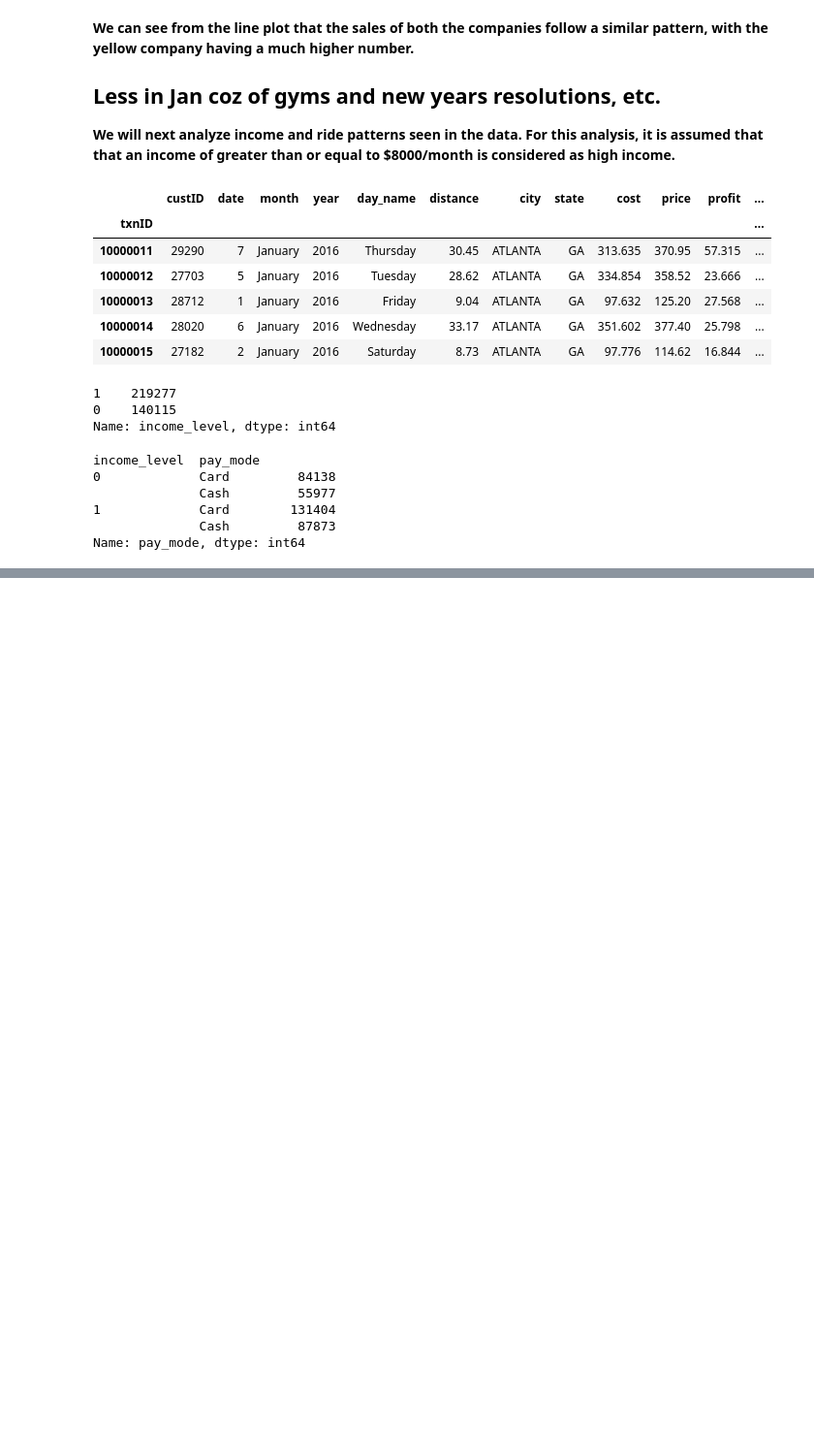
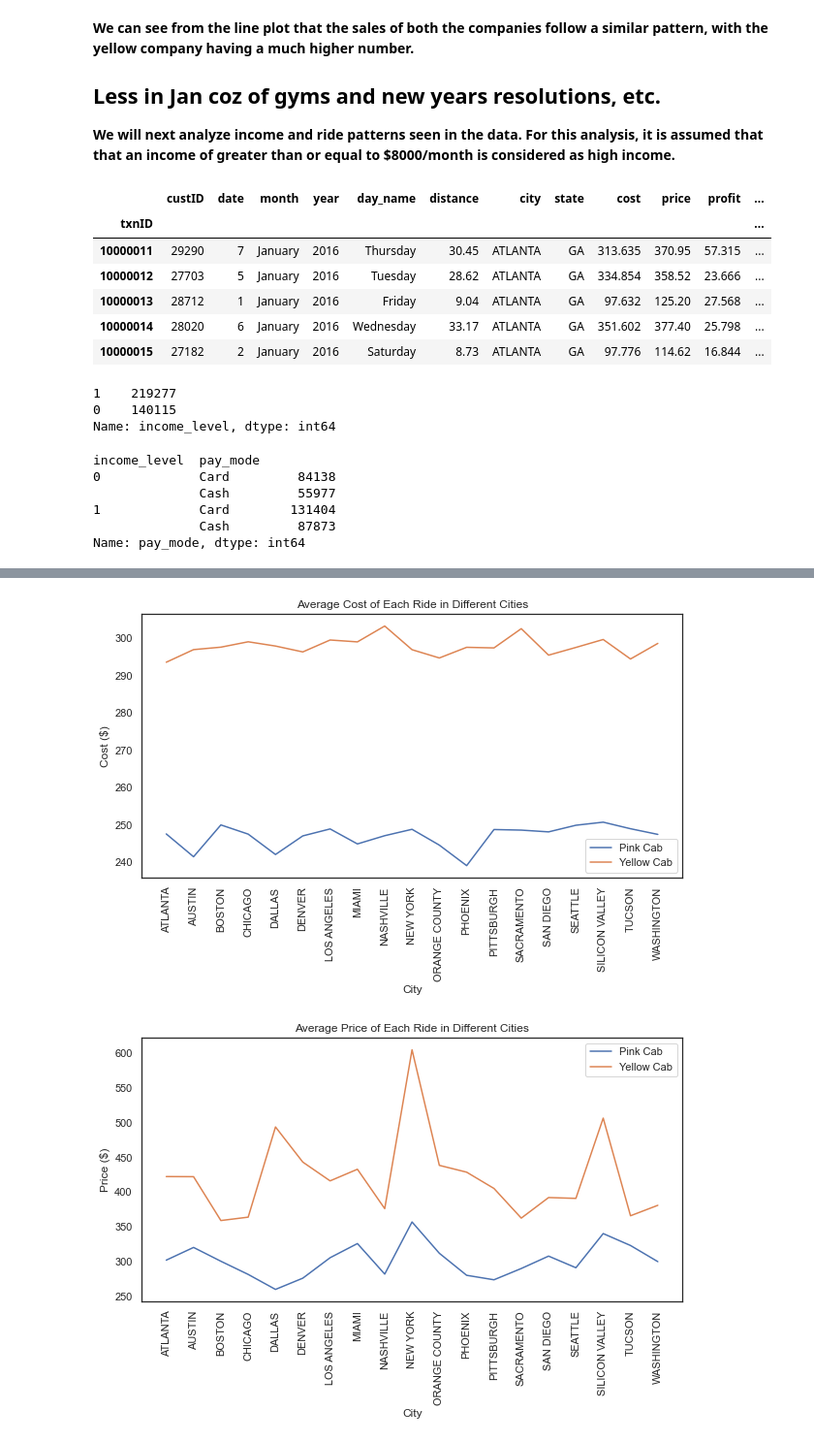
Before and after one commit to udbhavbalaji/G2M-Cab-Investment, a Jupyter notebook: G2M-EDA.ipynb, the cells around one changed output, grey strips where cells are left out. Shown at 97% size. Saved outputs shown, nothing was run; the diff lists cells and outputs as text; code cells hidden in the pictures; blank space fills up the shorter version.

```diff
--- a/G2M-EDA.ipynb
+++ b/G2M-EDA.ipynb
@@ -239,0 +240,18 @@ table
+# %%
+def line_plot(data, x, y, hue):
+    f, ax = plt.subplots(figsize=(10,5))
+    g = sns.lineplot(data=data, x=x, y=y, hue=hue)
+    y = y[0].upper() + y[1:]
+    plt.title('Average {} of Each Ride in Different Cities'.format(y))
+    plt.ylabel(y+' ($)')
+    ax.legend().set_title('')
+    plt.xticks(rotation=90)
+# %%
+metrics = ['cost','price','profit']
+sns.set_theme(style='white')
+for metric in metrics:
+    line_plot(table, 'city', metric, 'company')
+    plt.xlabel('City')
+# %% [output]
+[figure, added]
+[figure, added]
```
Also changed, not shown: parts of 3 cells of this notebook.
